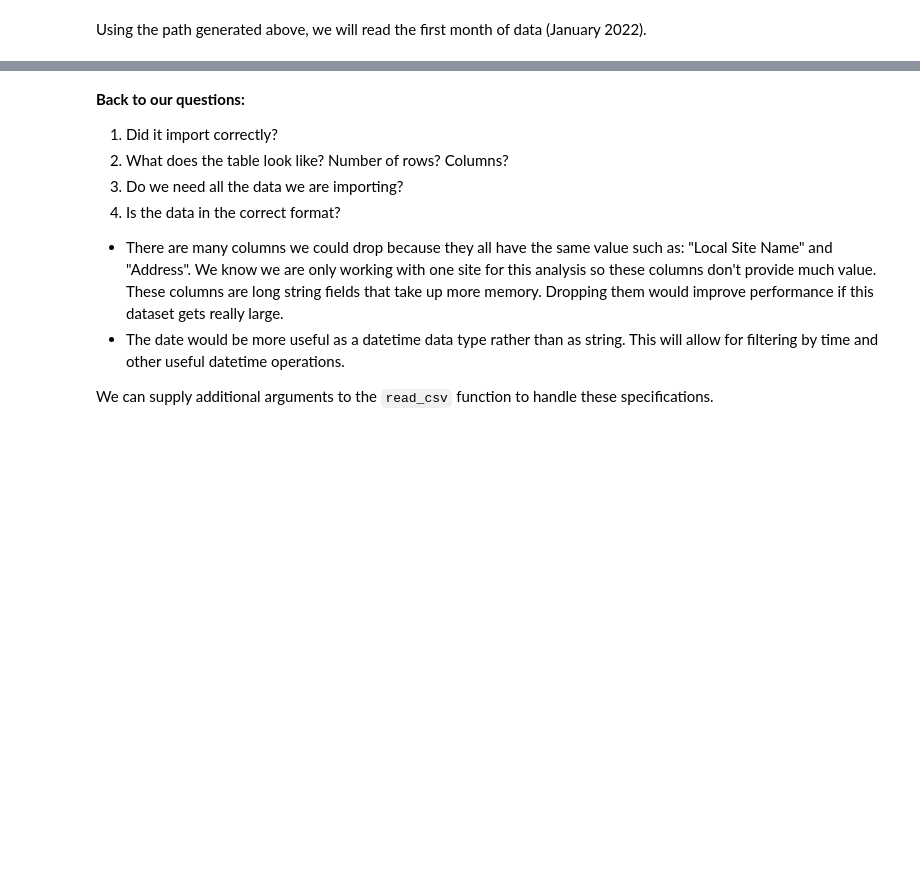
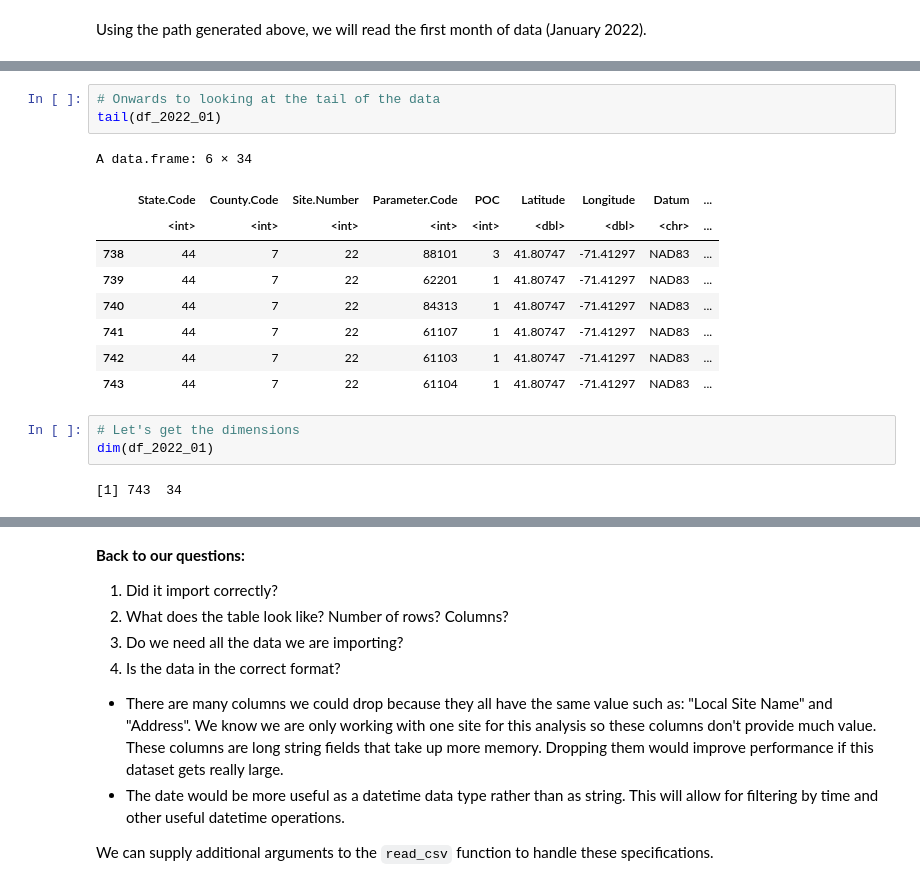
Before and after one commit to MPA-2065-FA24/mpa2065-fall2024, a Jupyter notebook: exploratory_data_analysis/notebooks/1.0-gtd-eda-walkthrough.ipynb, the cells around one changed output, grey strips where cells are left out. Saved outputs shown, nothing was run; the diff lists cells and outputs as text; blank space fills up the shorter version.

```diff
--- a/exploratory_data_analysis/notebooks/1.0-gtd-eda-walkthrough.ipynb
+++ b/exploratory_data_analysis/notebooks/1.0-gtd-eda-walkthrough.ipynb
@@ -173,0 +187,18 @@ What is an "object" dtype?
+# %%
+# Onwards to looking at the tail of the data
+tail(df_2022_01)
+# %% [output]
+A data.frame: 6 × 34
+|  | State.Code | County.Code | Site.Number | Parameter.Code | POC | Latitude | Longitude | Datum | ... |
+|  | <int> | <int> | <int> | <int> | <int> | <dbl> | <dbl> | <chr> | ... |
+| 738 | 44 | 7 | 22 | 88101 | 3 | 41.80747 | -71.41297 | NAD83 | ... |
+| 739 | 44 | 7 | 22 | 62201 | 1 | 41.80747 | -71.41297 | NAD83 | ... |
+| 740 | 44 | 7 | 22 | 84313 | 1 | 41.80747 | -71.41297 | NAD83 | ... |
+| 741 | 44 | 7 | 22 | 61107 | 1 | 41.80747 | -71.41297 | NAD83 | ... |
+| 742 | 44 | 7 | 22 | 61103 | 1 | 41.80747 | -71.41297 | NAD83 | ... |
+| 743 | 44 | 7 | 22 | 61104 | 1 | 41.80747 | -71.41297 | NAD83 | ... |
+# %%
+# Let's get the dimensions
+dim(df_2022_01)
+# %% [output]
+[1] 743  34
```
Also changed, not shown: parts of 23 cells of this notebook.
